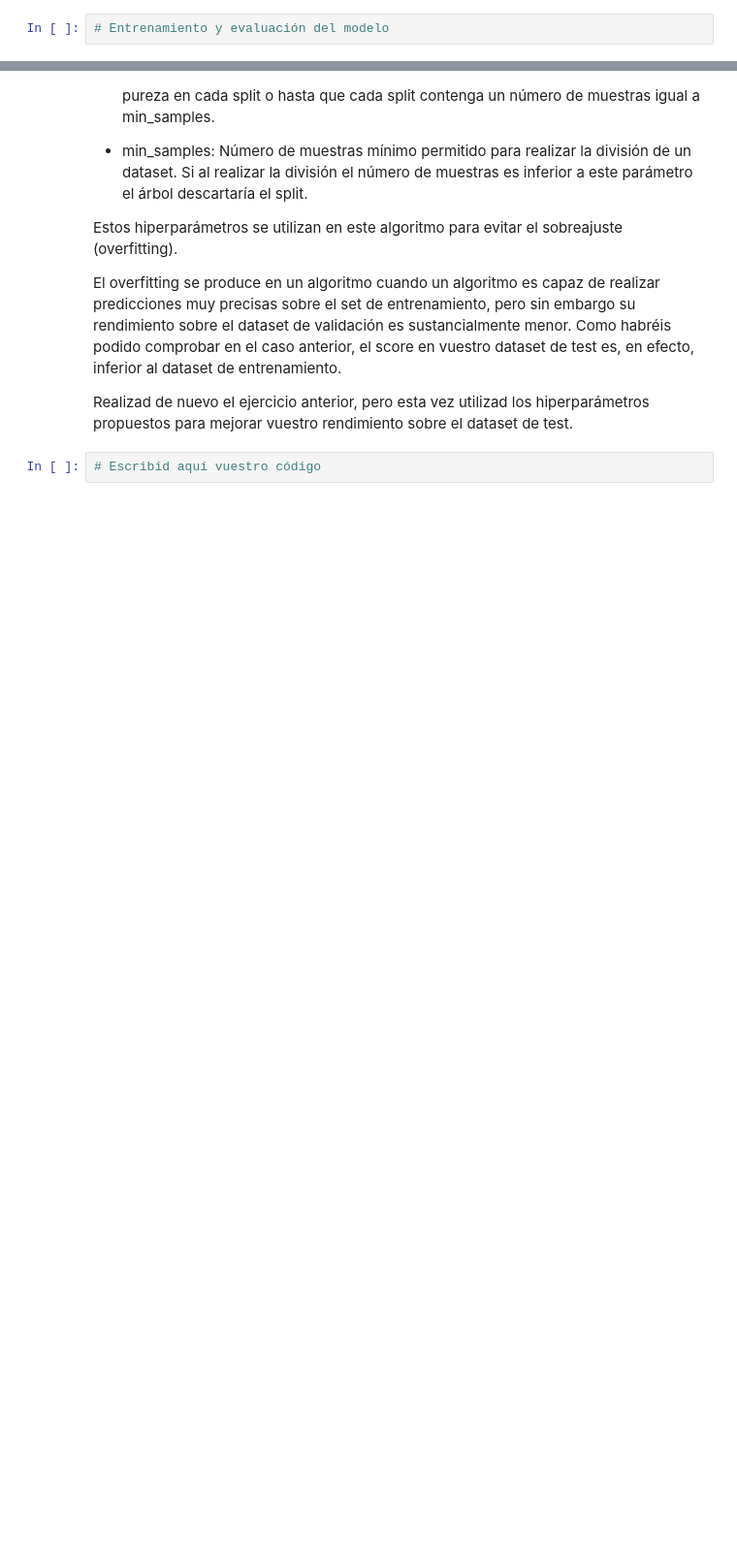
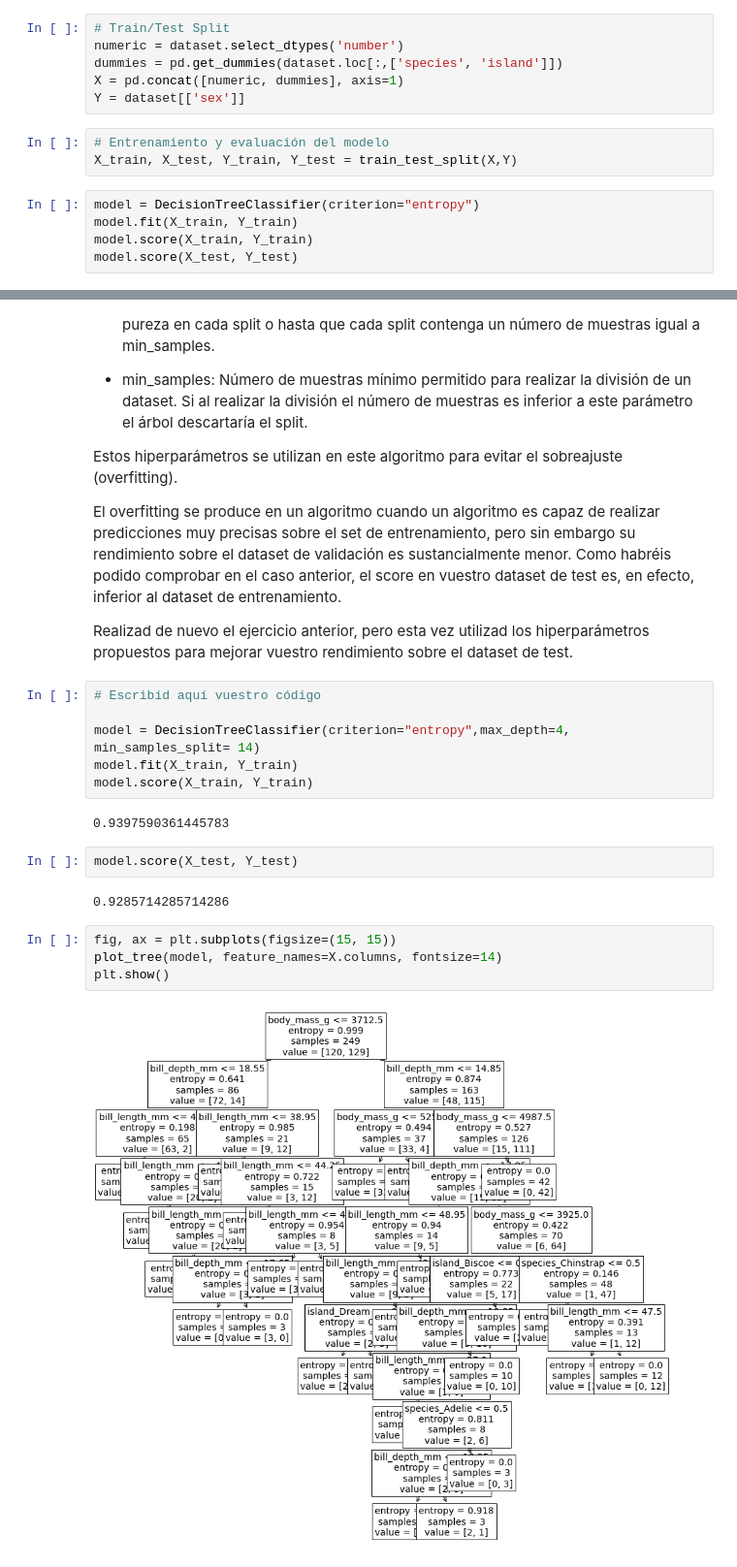
Before and after one commit to FranVaquer92/IA3_UV_Vaquer, a Jupyter notebook: Copia_de_Decision_trees.ipynb, the cells around one changed output, grey strips where cells are left out. Shown at 97% size. Cells and saved outputs as stored; diff of their text form; blank space fills up the shorter version.

```diff
--- a/Copia_de_Decision_trees.ipynb
+++ b/Copia_de_Decision_trees.ipynb
@@ -196,2 +215,14 @@ dataset = sns.load_dataset("penguins")
+# %%
+# Train/Test Split
+numeric = dataset.select_dtypes('number')
+dummies = pd.get_dummies(dataset.loc[:,['species', 'island']])
+X = pd.concat([numeric, dummies], axis=1)
+Y = dataset[['sex']]
 # %%
 # Entrenamiento y evaluación del modelo
+X_train, X_test, Y_train, Y_test = train_test_split(X,Y)
+# %%
+model = DecisionTreeClassifier(criterion="entropy")
+model.fit(X_train, Y_train)
+model.score(X_train, Y_train)
+model.score(X_test, Y_test)
@@ -216,5 +251,21 @@ Estos hiperparámetros se utilizan en este algoritmo para evitar el sobreajuste
 El overfitting se produce en un algoritmo cuando un algoritmo es capaz de realizar predicciones muy precisas sobre el set de entrenamiento, pero sin embargo su rendimiento sobre el dataset de validación es sustancialmente menor. Como habréis podido comprobar en el caso anterior, el score en vuestro dataset de test es, en efecto, inferior al dataset de entrenamiento.
 
 Realizad de nuevo el ejercicio anterior, pero esta vez utilizad los hiperparámetros propuestos para mejorar vuestro rendimiento sobre el dataset de test.
-# %%
-# Escribid aquí vuestro código
+# %%
+# Escribid aquí vuestro código
+
+model = DecisionTreeClassifier(criterion="entropy",max_depth=4, min_samples_split= 14)
+model.fit(X_train, Y_train)
+model.score(X_train, Y_train)
+# %% [output]
+0.9397590361445783
+# %%
+model.score(X_test, Y_test)
+# %% [output]
+0.9285714285714286
+# %%
+fig, ax = plt.subplots(figsize=(15, 15))
+plot_tree(model, feature_names=X.columns, fontsize=14)
+plt.show()
+# %% [output]
+[figure, added]
```
Also changed, not shown: parts of 9 cells of this notebook.
